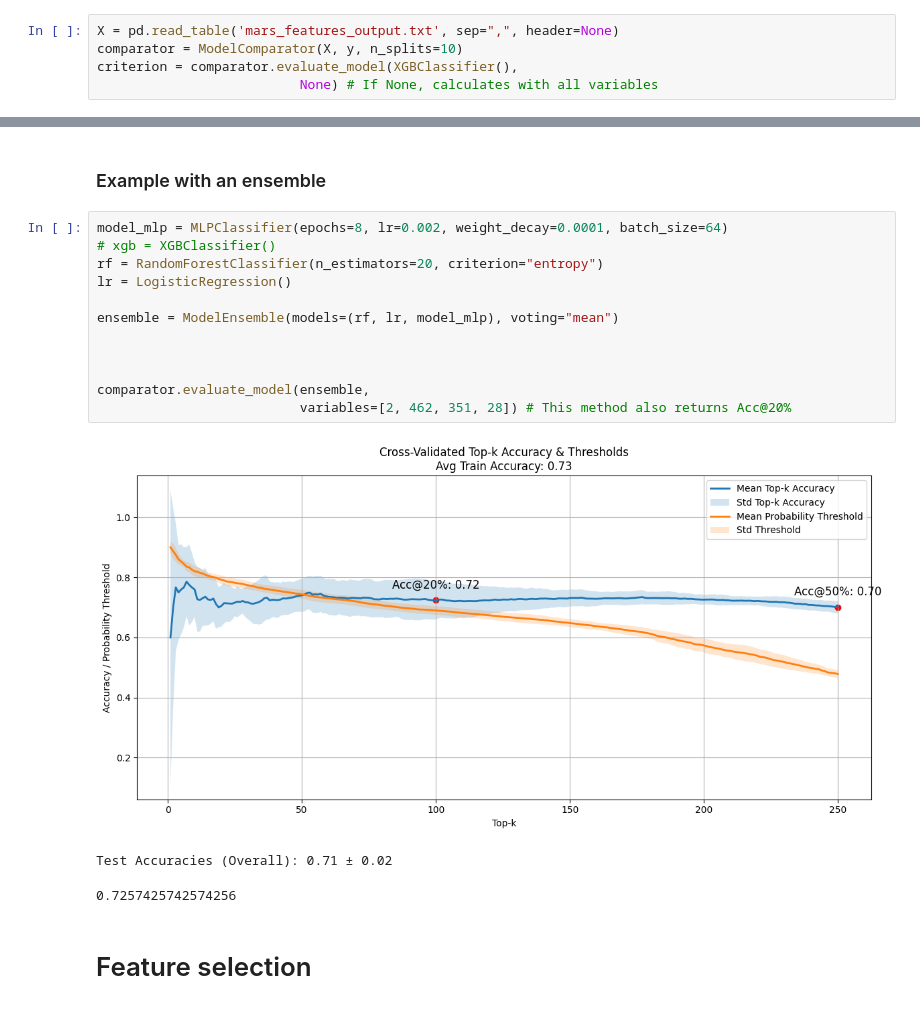
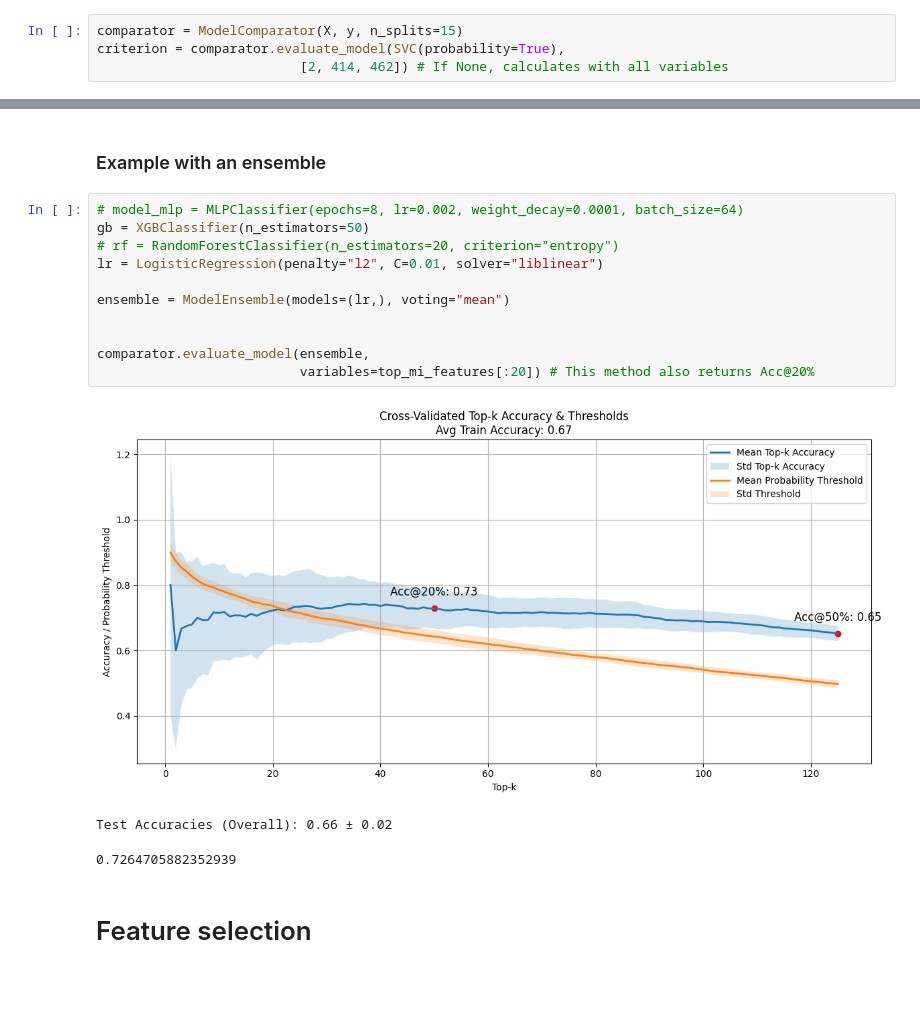
Before and after one commit to ssafiejko/aml_project_2, a Jupyter notebook: feature_selection.ipynb, the cells around one changed output, grey strips where cells are left out. Drawn from its saved outputs; the diff is of its cells as text.

```diff
--- a/feature_selection.ipynb
+++ b/feature_selection.ipynb
@@ -22,8 +22,7 @@ comparator = ModelComparator(X, y, n_splits=10)
 # %%
 from sklearn.linear_model import LogisticRegression
 # %%
-X = pd.read_table('mars_features_output.txt', sep=",", header=None)
-comparator = ModelComparator(X, y, n_splits=10)
-criterion = comparator.evaluate_model(XGBClassifier(),
-                          None) # If None, calculates with all variables
+comparator = ModelComparator(X, y, n_splits=15)
+criterion = comparator.evaluate_model(SVC(probability=True),
+                          [2, 414, 462]) # If None, calculates with all variables
 # %% [output]
@@ -44,21 +42,20 @@ Test Accuracies (Overall): 0.72 ± 0.01
 # %% [markdown]
 ### Example with an ensemble
 # %%
-model_mlp = MLPClassifier(epochs=8, lr=0.002, weight_decay=0.0001, batch_size=64)
-# xgb = XGBClassifier()
-rf = RandomForestClassifier(n_estimators=20, criterion="entropy")
-lr = LogisticRegression()
+# model_mlp = MLPClassifier(epochs=8, lr=0.002, weight_decay=0.0001, batch_size=64)
+gb = XGBClassifier(n_estimators=50)
+# rf = RandomForestClassifier(n_estimators=20, criterion="entropy")
+lr = LogisticRegression(penalty="l2", C=0.01, solver="liblinear")
 
-ensemble = ModelEnsemble(models=(rf, lr, model_mlp), voting="mean")
-
+ensemble = ModelEnsemble(models=(lr,), voting="mean")
 
 
 comparator.evaluate_model(ensemble,
-                          variables=[2, 462, 351, 28]) # This method also returns Acc@20%
+                          variables=top_mi_features[:20]) # This method also returns Acc@20%
 # %% [output]
-[figure, old version]
+[figure, new version]
-Test Accuracies (Overall): 0.71 ± 0.02
+Test Accuracies (Overall): 0.66 ± 0.02
-0.7257425742574256
+0.7264705882352939
 # %% [markdown]
 # Feature selection
 # %% [markdown]
```
Also changed, not shown: parts of 5 cells of this notebook.
